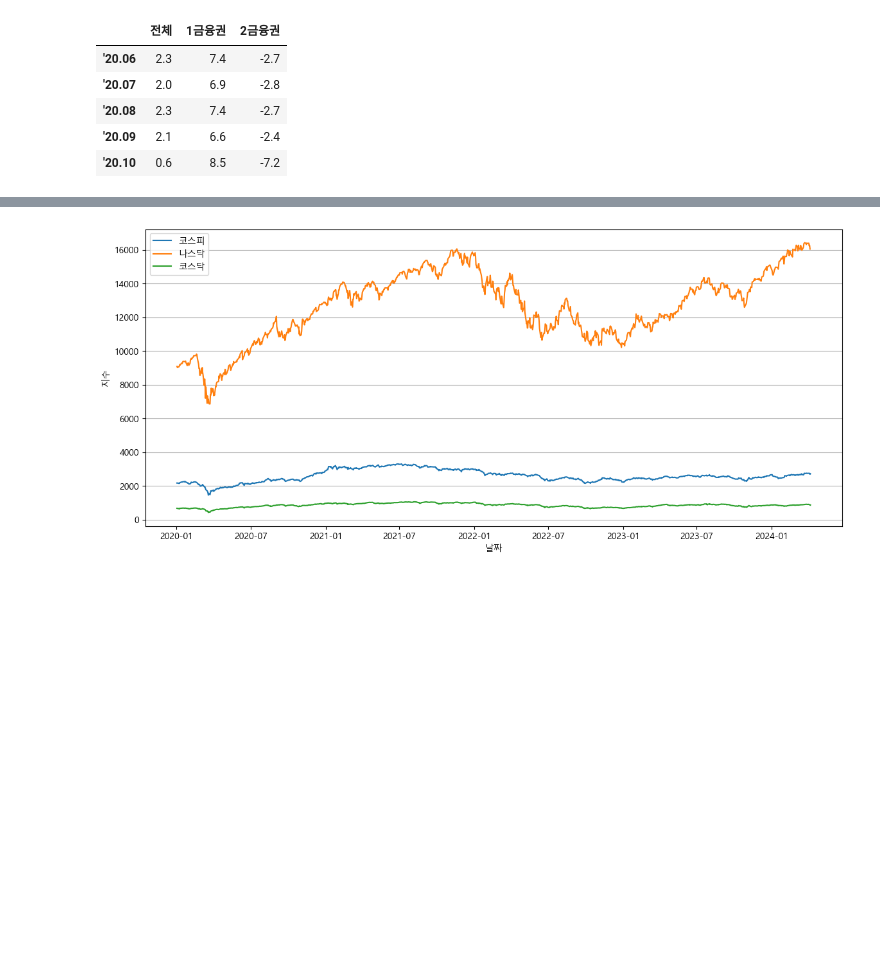
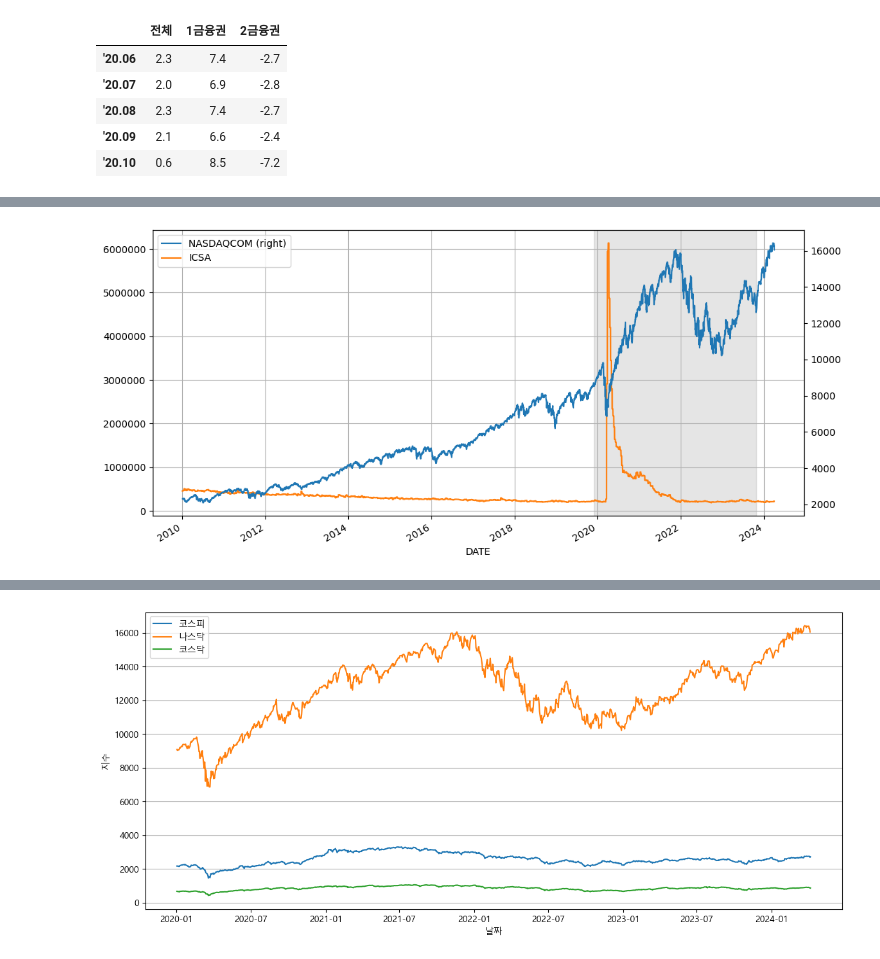
Before and after one commit to kusool72/python, a Jupyter notebook: 거시경제지표.ipynb, the cells around one changed output, grey strips where cells are left out. Saved outputs shown, nothing was run; the diff lists cells and outputs as text; code cells hidden in the pictures; blank space fills up the shorter version.

```diff
--- a/거시경제지표.ipynb
+++ b/거시경제지표.ipynb
@@ -169,0 +170,19 @@ plt.show()
+# %%
+# https://cyan91.tistory.com/entry/FinanceDataReader%EB%A5%BC-%EC%82%AC%EC%9A%A9%ED%95%B4-FRED-%EA%B2%BD%EA%B8%B0%EC%84%A0%ED%96%89-%EC%A7%80%EC%88%98-%EB%8D%B0%EC%9D%B4%ED%84%B0-%ED%99%95%EC%9D%B8%ED%95%98%EA%B8%B0
+# https://nbviewer.org/github/FinanceData/FinanceDataReader/blob/master/tutorial/FinanceDataReader%20Tutorial%20-%20FRED%20%EA%B2%BD%EA%B8%B0%20%EC%84%A0%ED%96%89%20%EC%A7%80%ED%91%9C.ipynb
+import FinanceDataReader as fdr
+import matplotlib.pyplot as plt
+
+from datetime import datetime
+
+plt.rcParams['axes.grid'] = True
+plt.rcParams['figure.figsize'] = (12,6)
+plt.rcParams['axes.unicode_minus'] = False
+plt.rcParams['axes.formatter.limits'] = -10000,10000
+
+# 1.주간 실업수당 청구건수(ICSA)
+df = fdr.DataReader('FRED:NASDAQCOM,ICSA','2010-01-01')
+ax = df.plot(secondary_y='NASDAQCOM')
+ax = ax.axvspan('2019-12-01','2023-10-25',color='gray',alpha=0.2)
+# %% [output]
+[figure, added]
```
Also changed, not shown: parts of 17 cells of this notebook, 3 other files.
